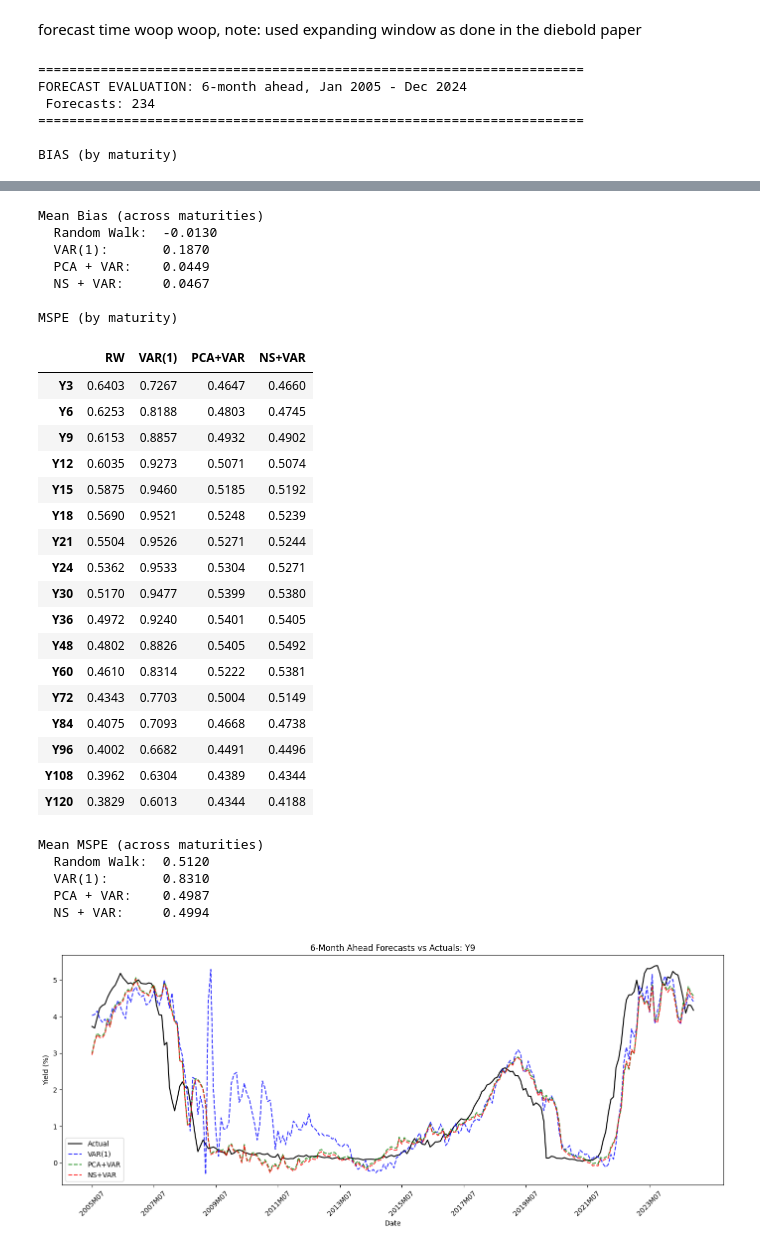
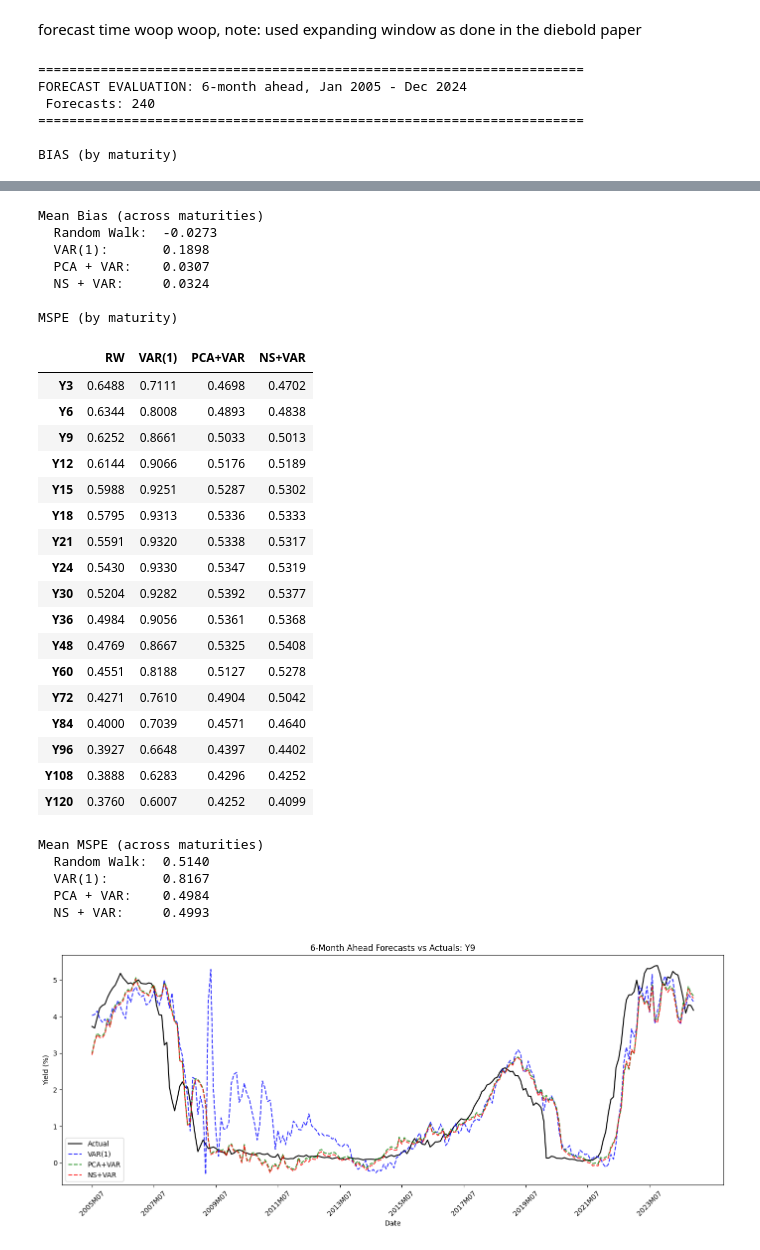
Before and after one commit to bashkip/qmf_a2, a Jupyter notebook: main.ipynb, the cells around one changed output, grey strips where cells are left out. Saved outputs shown, nothing was run; the diff lists cells and outputs as text; code cells hidden in the pictures.

```diff
--- a/main.ipynb
+++ b/main.ipynb
@@ -141,13 +141,21 @@ for idx, col in enumerate(selected_yields):
     # Calculate ACF manually
     acf_vals = [y.autocorr(lag=i) for i in range(25)]
 
+    # 95% CI (approx) for white noise
+    conf = 1.96 / np.sqrt(len(y))
+
     ax.stem(range(25), acf_vals, basefmt=' ')
-    ax.axhline(y=0, color='black', linestyle='-', linewidth=0.5)
-    ax.axhline(y=1.96/np.sqrt(len(y)), color='red', linestyle='--', linewidth=0.5)
-    ax.axhline(y=-1.96/np.sqrt(len(y)), color='red', linestyle='--', linewidth=0.5)
+    ax.axhline(y=0, color='black', linestyle='-', linewidth=0.8)
+
+    # Shaded band + prominent boundary lines
+    ax.axhspan(-conf, conf, alpha=0.18, zorder=0)
+    ax.axhline(y=conf, linestyle='--', linewidth=2.0)
+    ax.axhline(y=-conf, linestyle='--', linewidth=2.0)
+
     ax.set_title(f'{col} Autocorrelation')
     ax.set_xlabel('Lag')
     ax.set_ylabel('ACF')
+
 
 plt.tight_layout()
 plt.show()
@@ -724,7 +732,8 @@ h = 6  # forecast horizon
 window = 120  # rolling window size
 
 # Find index for Jan 2005
-start_idx = data_df[data_df['Month'] == '2005M01'].index[0]
+target_start_idx = data_df[data_df['Month'] == '2005M01'].index[0]
+start_idx = target_start_idx - h
 end_idx = len(data_df) - h - 1 # last point where we can observe y_{t+h}
 
 # Storage for forecasts and actuals
@@ -910,7 +919,7 @@ print(f"  NS + VAR:     {mspe_ns.mean():.4f}")
 # %% [output]
 ======================================================================
 FORECAST EVALUATION: 6-month ahead, Jan 2005 - Dec 2024
- Forecasts: 234
+ Forecasts: 240
 ======================================================================
 
 BIAS (by maturity)
@@ -935,33 +944,33 @@ BIAS (by maturity)
 Mean Bias (across maturities)
-  Random Walk:  -0.0130
-  VAR(1):       0.1870
-  PCA + VAR:    0.0449
-  NS + VAR:     0.0467
+  Random Walk:  -0.0273
+  VAR(1):       0.1898
+  PCA + VAR:    0.0307
+  NS + VAR:     0.0324
 
 MSPE (by maturity)
 |  | RW | VAR(1) | PCA+VAR | NS+VAR |
-| Y3 | 0.6403 | 0.7267 | 0.4647 | 0.4660 |
-| Y6 | 0.6253 | 0.8188 | 0.4803 | 0.4745 |
-| Y9 | 0.6153 | 0.8857 | 0.4932 | 0.4902 |
-| Y12 | 0.6035 | 0.9273 | 0.5071 | 0.5074 |
-| Y15 | 0.5875 | 0.9460 | 0.5185 | 0.5192 |
-| Y18 | 0.5690 | 0.9521 | 0.5248 | 0.5239 |
-| Y21 | 0.5504 | 0.9526 | 0.5271 | 0.5244 |
-| Y24 | 0.5362 | 0.9533 | 0.5304 | 0.5271 |
-| Y30 | 0.5170 | 0.9477 | 0.5399 | 0.5380 |
-| Y36 | 0.4972 | 0.9240 | 0.5401 | 0.5405 |
-| Y48 | 0.4802 | 0.8826 | 0.5405 | 0.5492 |
-| Y60 | 0.4610 | 0.8314 | 0.5222 | 0.5381 |
-| Y72 | 0.4343 | 0.7703 | 0.5004 | 0.5149 |
-| Y84 | 0.4075 | 0.7093 | 0.4668 | 0.4738 |
-| Y96 | 0.4002 | 0.6682 | 0.4491 | 0.4496 |
-| Y108 | 0.3962 | 0.6304 | 0.4389 | 0.4344 |
-| Y120 | 0.3829 | 0.6013 | 0.4344 | 0.4188 |
+| Y3 | 0.6488 | 0.7111 | 0.4698 | 0.4702 |
+| Y6 | 0.6344 | 0.8008 | 0.4893 | 0.4838 |
+| Y9 | 0.6252 | 0.8661 | 0.5033 | 0.5013 |
+| Y12 | 0.6144 | 0.9066 | 0.5176 | 0.5189 |
+| Y15 | 0.5988 | 0.9251 | 0.5287 | 0.5302 |
+| Y18 | 0.5795 | 0.9313 | 0.5336 | 0.5333 |
+| Y21 | 0.5591 | 0.9320 | 0.5338 | 0.5317 |
+| Y24 | 0.5430 | 0.9330 | 0.5347 | 0.5319 |
+| Y30 | 0.5204 | 0.9282 | 0.5392 | 0.5377 |
+| Y36 | 0.4984 | 0.9056 | 0.5361 | 0.5368 |
+| Y48 | 0.4769 | 0.8667 | 0.5325 | 0.5408 |
+| Y60 | 0.4551 | 0.8188 | 0.5127 | 0.5278 |
+| Y72 | 0.4271 | 0.7610 | 0.4904 | 0.5042 |
+| Y84 | 0.4000 | 0.7039 | 0.4571 | 0.4640 |
+| Y96 | 0.3927 | 0.6648 | 0.4397 | 0.4402 |
+| Y108 | 0.3888 | 0.6283 | 0.4296 | 0.4252 |
+| Y120 | 0.3760 | 0.6007 | 0.4252 | 0.4099 |
 Mean MSPE (across maturities)
-  Random Walk:  0.5120
-  VAR(1):       0.8310
-  PCA + VAR:    0.4987
-  NS + VAR:     0.4994
+  Random Walk:  0.5140
+  VAR(1):       0.8167
+  PCA + VAR:    0.4984
+  NS + VAR:     0.4993
 # %%
 # ===== PLOT FORECASTS VS ACTUALS FOR A SINGLE MATURITY =====
 maturity_idx = 2  # Change this: 0=Y3, 1=Y6, ..., 16=Y120
```
Also changed, not shown: parts of 2 cells of this notebook.
